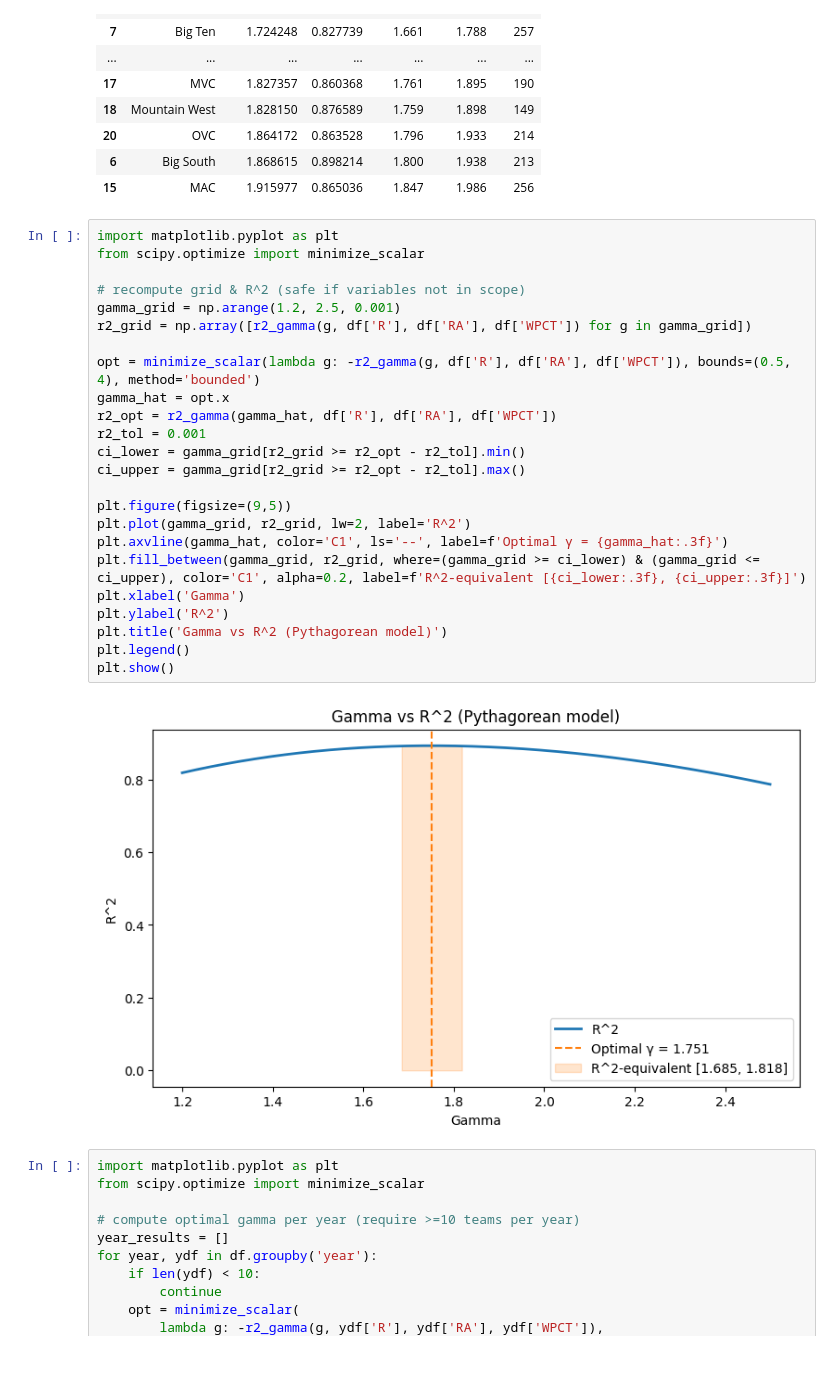
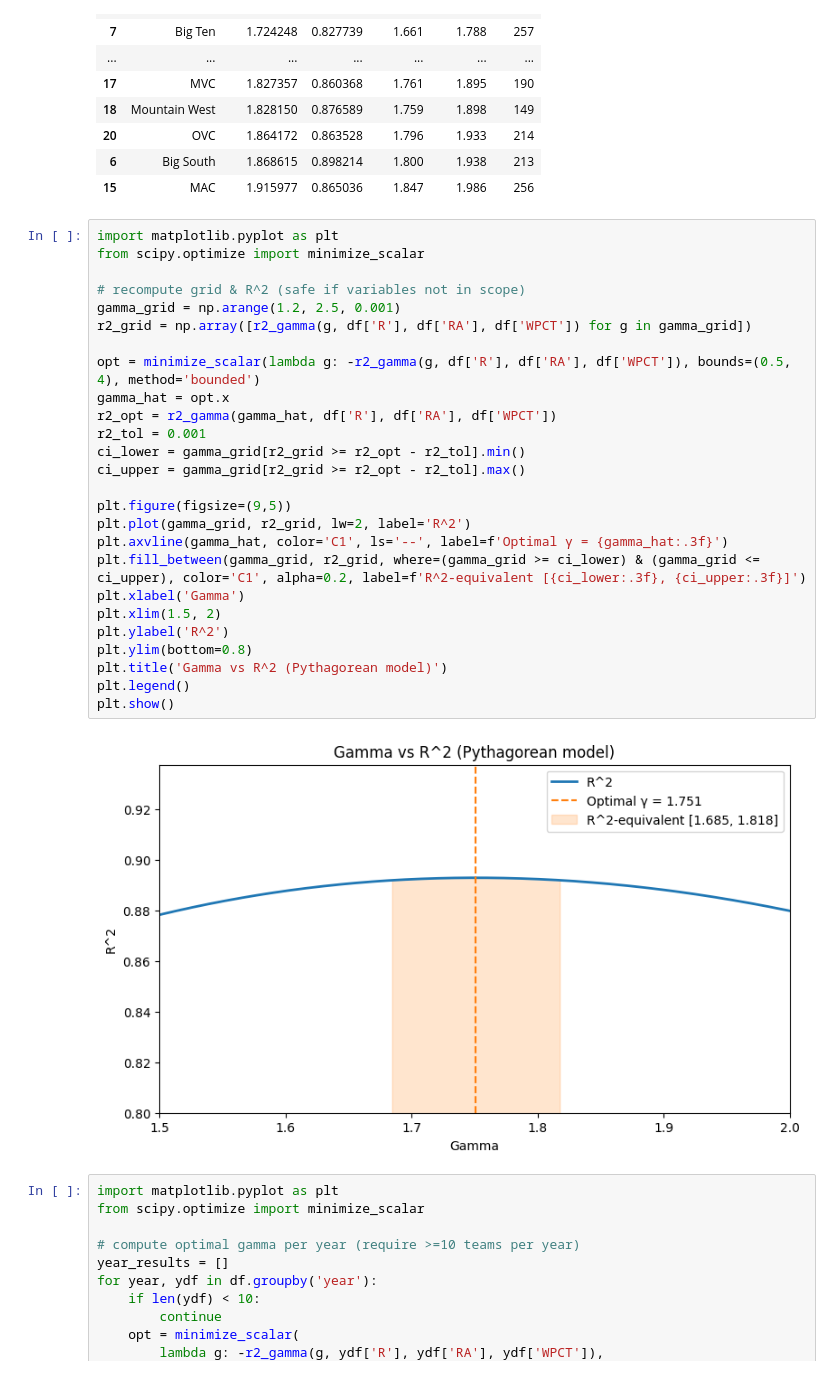
Before and after one commit to CodeMateo15/ncaaBaseballDraft-Predictor, a Jupyter notebook: CSV+Code Files/pythagorean_expectation/pyth_expectation_R2_all.ipynb, the cells around one changed output. Cells and saved outputs as stored; diff of their text form.

Commit message:
updated graphs

```diff
--- a/CSV+Code Files/pythagorean_expectation/pyth_expectation_R2_all.ipynb
+++ b/CSV+Code Files/pythagorean_expectation/pyth_expectation_R2_all.ipynb
@@ -145,29 +145,31 @@ R^2-equivalent gamma range: [1.685, 1.818]
 # %%
 import matplotlib.pyplot as plt
 from scipy.optimize import minimize_scalar
 
 # recompute grid & R^2 (safe if variables not in scope)
 gamma_grid = np.arange(1.2, 2.5, 0.001)
 r2_grid = np.array([r2_gamma(g, df['R'], df['RA'], df['WPCT']) for g in gamma_grid])
 
 opt = minimize_scalar(lambda g: -r2_gamma(g, df['R'], df['RA'], df['WPCT']), bounds=(0.5, 4), method='bounded')
 gamma_hat = opt.x
 r2_opt = r2_gamma(gamma_hat, df['R'], df['RA'], df['WPCT'])
 r2_tol = 0.001
 ci_lower = gamma_grid[r2_grid >= r2_opt - r2_tol].min()
 ci_upper = gamma_grid[r2_grid >= r2_opt - r2_tol].max()
 
 plt.figure(figsize=(9,5))
 plt.plot(gamma_grid, r2_grid, lw=2, label='R^2')
 plt.axvline(gamma_hat, color='C1', ls='--', label=f'Optimal γ = {gamma_hat:.3f}')
 plt.fill_between(gamma_grid, r2_grid, where=(gamma_grid >= ci_lower) & (gamma_grid <= ci_upper), color='C1', alpha=0.2, label=f'R^2-equivalent [{ci_lower:.3f}, {ci_upper:.3f}]')
 plt.xlabel('Gamma')
+plt.xlim(1.5, 2)
 plt.ylabel('R^2')
+plt.ylim(bottom=0.8)
 plt.title('Gamma vs R^2 (Pythagorean model)')
 plt.legend()
 plt.show()
 # %% [output]
-[figure, old version]
+[figure, new version]
 # %%
 import matplotlib.pyplot as plt
 from scipy.optimize import minimize_scalar
```
Also changed, not shown: parts of 3 cells of this notebook, 1 other file.
